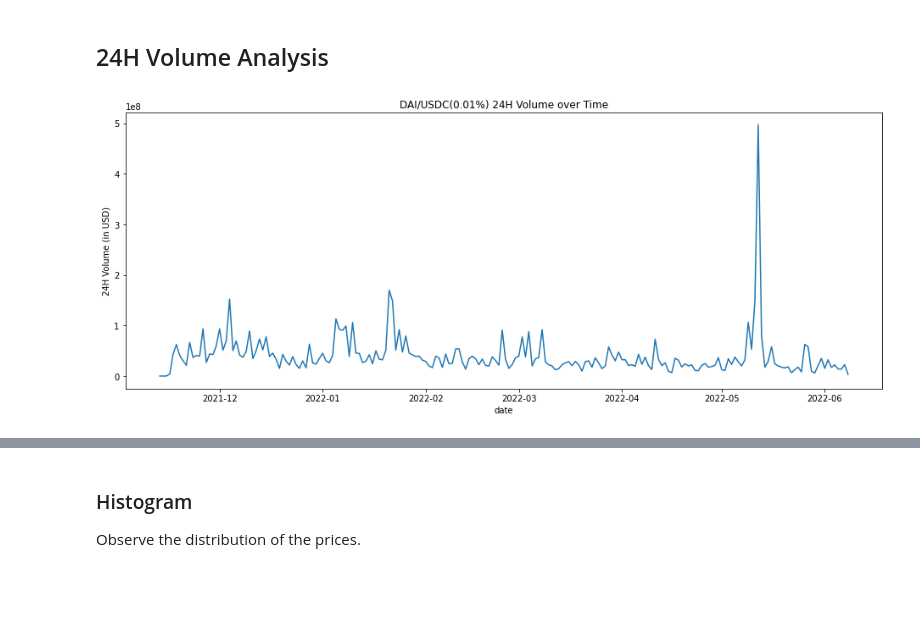
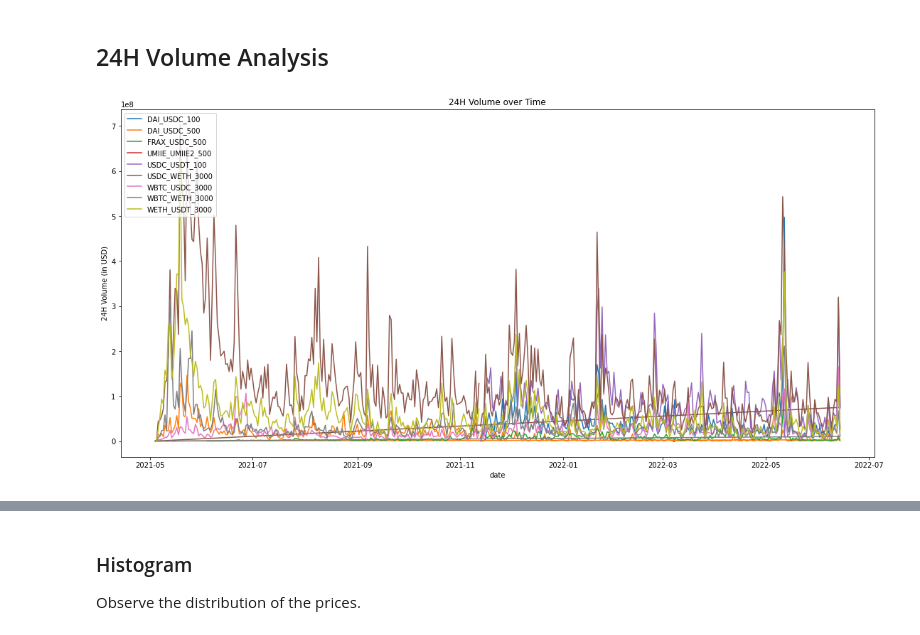
Before and after one commit to StardustLID/eth-uniswap-prelim-analysis, a Jupyter notebook: chart_data.ipynb, the cells around one changed output, grey strips where cells are left out. Cells and saved outputs as stored; diff of their text form; code cells hidden in the pictures; blank space fills up the shorter version.

Commit message:
naive all pools

```diff
--- a/chart_data.ipynb
+++ b/chart_data.ipynb
@@ -192,17 +211,33 @@ if refetch:
 # %%
 # reads pool day datas from json
-with open('poolDayDatas.json', 'r') as file:
-    pool_day_datas = json.load(file)
+df = pd.DataFrame(columns=["date"])
+pool_names = []
 
-# parse dict as df
-df = pd.DataFrame.from_dict(pool_day_datas["poolDayDatas"]).astype({
-    "volumeUSD": np.float64,
-    "tvlUSD": np.float64
-})
+for f in os.listdir(pool_day_data_folder):
+    fullname = os.fsdecode(f)
 
-# Note: there is no need to analyze fees separately,
-# as it is a fixed proportion of the pool's trade volume
-df.drop(columns=["feesUSD"], inplace=True)
+    # not a rigorous check
+    with open(os.path.join(pool_day_data_folder, fullname), "r") as file:
+        pool_day_datas = json.load(file)
+
+    # parse dict as df
+    temp = pd.DataFrame.from_dict(pool_day_datas["poolDayDatas"]).astype({
+        "volumeUSD": np.float64,
+        "tvlUSD": np.float64
+    })
+
+    # Note: there is no need to analyze fees separately,
+    # as it is a fixed proportion of the pool's trade volume
+    temp.drop(columns=["feesUSD"], inplace=True)
+
+    # prefix columns (except "date") with pool name
+    cols = temp.columns[~temp.columns.isin(["date"])]
+    pool_name = fullname.split(os.sep)[-1].split(".")[0]
+    pool_names.append(pool_name)
+    temp.rename(columns = dict(zip(cols, pool_name + "_" + cols)), inplace=True)
+
+    # outer join: union of items on "date"
+    df = pd.merge(df, temp, how="outer", on=["date"])
 
 df.head()
 # %% [output]
@@ -261,13 +288,15 @@ print(df["date"][0], "to", dt.date.today(), "has", (dt.date.today() - df["date"]
 # %% [markdown]
 ## 24H Volume Analysis
 # %%
-plt.figure(figsize=(16, 6))
-plt.plot(df["date"], df["volumeUSD"])
-plt.title(pool_name + " 24H Volume over Time")
+plt.figure(figsize=(19, 9))
+for pool_name in pool_names:
+    plt.plot(df["date"], df[pool_name + "_volumeUSD"])
+plt.title("24H Volume over Time")
 plt.xlabel("date")
 plt.ylabel("24H Volume (in USD)")
+plt.legend(pool_names, loc='upper left')
 plt.show()
 # %% [output]
-[figure, old version]
+[figure, new version]
 # %%
 # find the days with the greatest 24H volumes
```
Also changed, not shown: parts of 27 cells of this notebook, 2 other files.
